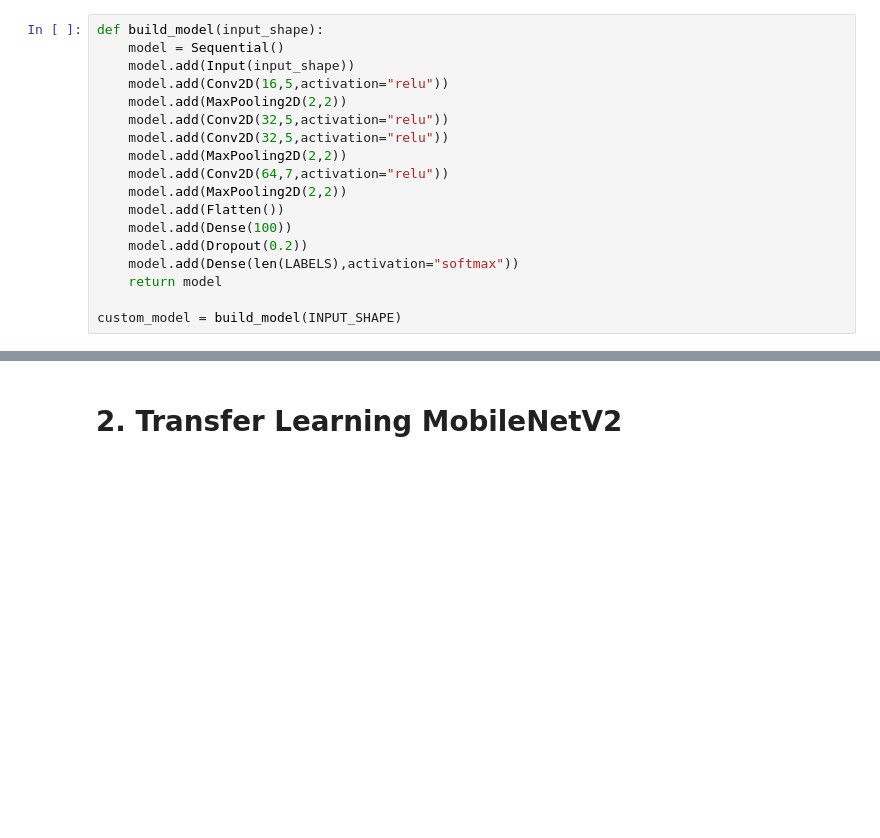
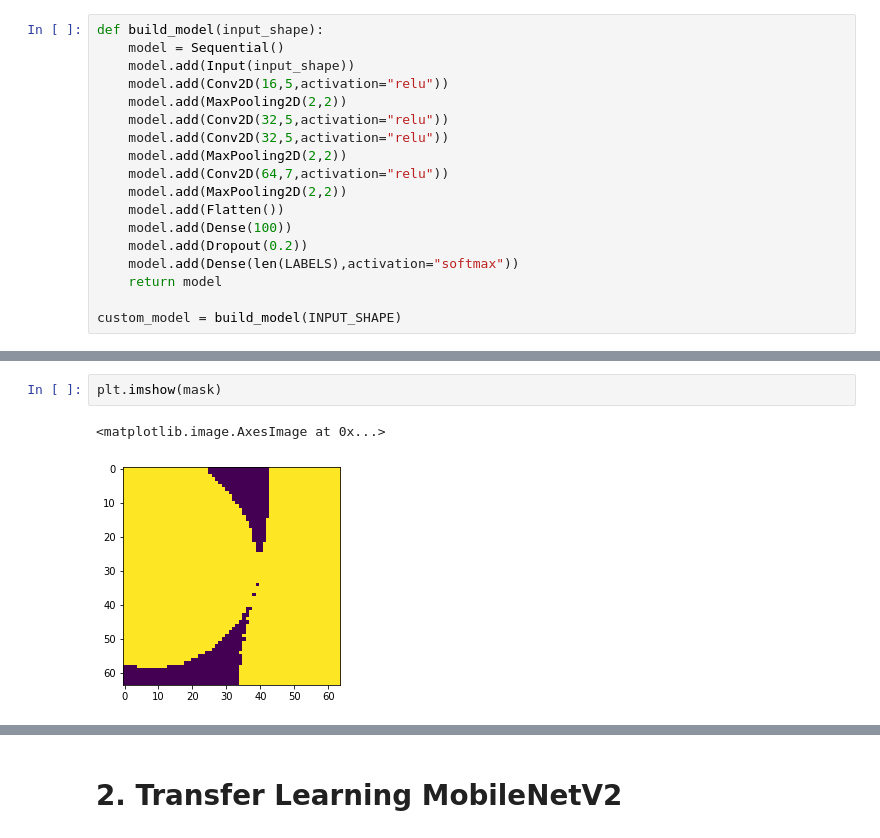
Before and after one commit to IqmanS/Machine-Learning-Notebooks, a Jupyter notebook: Land_Cover_EUROSAT/land-cover-classification-with-eurosat-dataset.ipynb, the cells around one changed output, grey strips where cells are left out. Saved outputs shown, nothing was run; the diff lists cells and outputs as text; blank space fills up the shorter version.

```diff
--- a/Land_Cover_EUROSAT/land-cover-classification-with-eurosat-dataset.ipynb
+++ b/Land_Cover_EUROSAT/land-cover-classification-with-eurosat-dataset.ipynb
@@ -304,0 +443,5 @@ plot_history(custom_model_history)
+# %%
+plt.imshow(mask)
+# %% [output]
+<matplotlib.image.AxesImage at 0x...>
+[figure, added]
```
Also changed, not shown: parts of 29 cells of this notebook.
